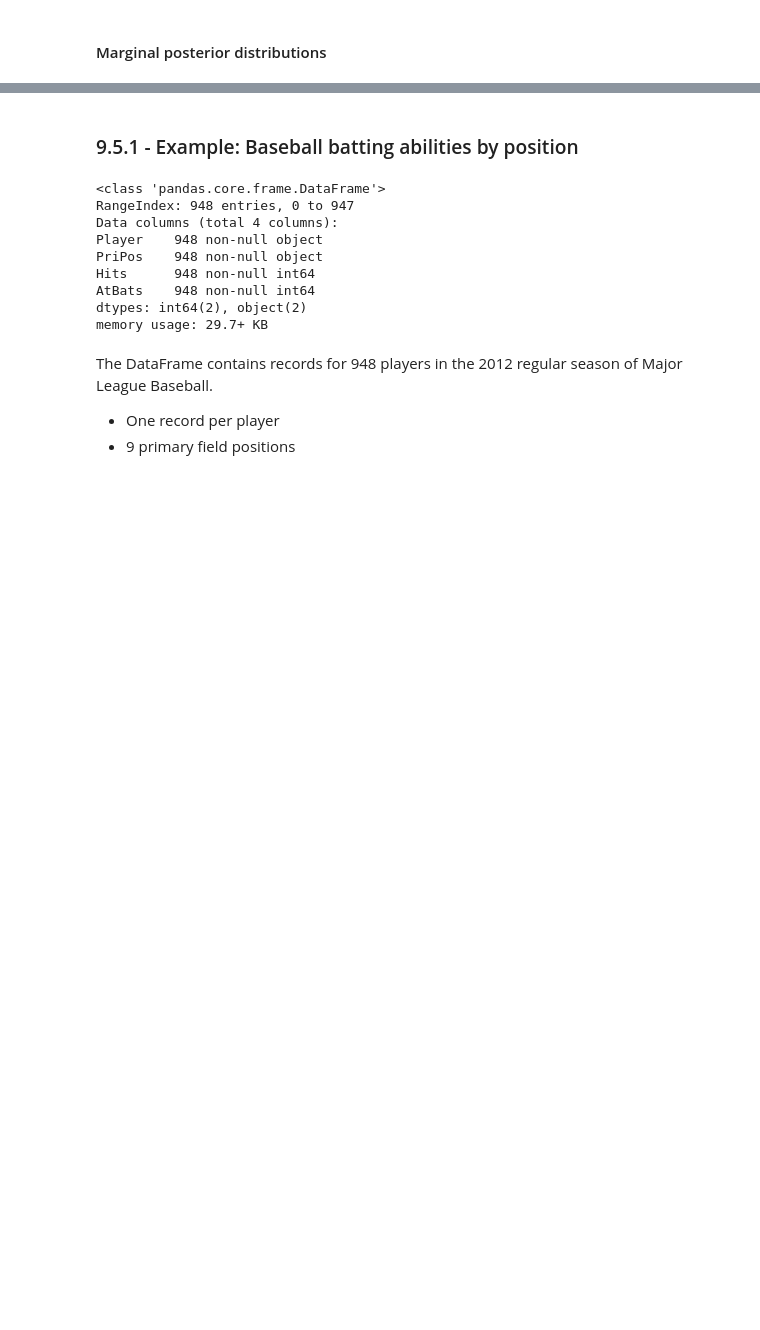
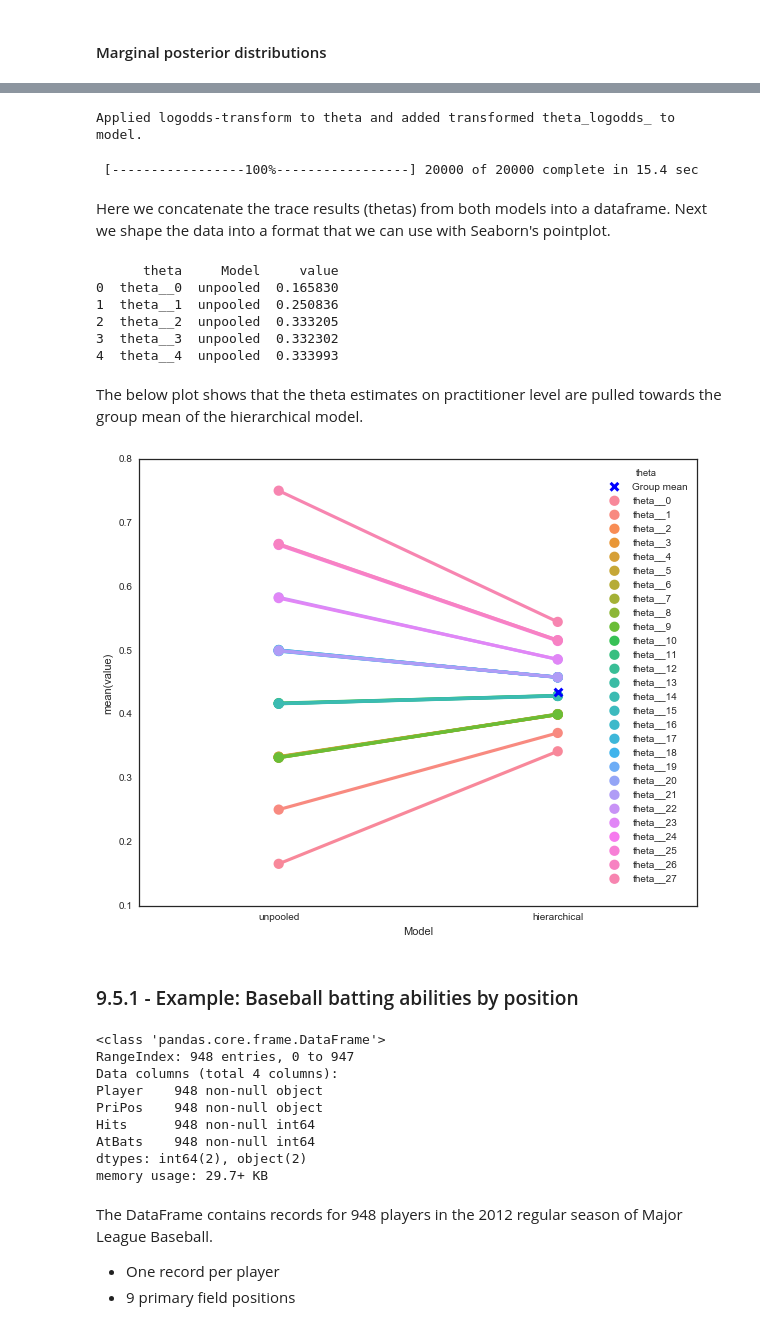
Before and after one commit to JWarmenhoven/DBDA-python, a Jupyter notebook: Notebooks/Chapter 9.ipynb, the cells around one changed output, grey strips where cells are left out. Saved outputs shown, nothing was run; the diff lists cells and outputs as text; code cells hidden in the pictures; blank space fills up the shorter version.

Commit message:
Update Chapter 9 - Shrinkage

```diff
--- a/Notebooks/Chapter 9.ipynb
+++ b/Notebooks/Chapter 9.ipynb
@@ -176,3 +181,41 @@ plt.tight_layout();
+# %%
+with pmc.Model() as unpooled_model:
+
+    theta = pmc.Beta('theta', 1, 1, shape=n_practitioners)
+
+    y = pmc.Bernoulli('y', theta[practitioner_idx], observed=df.y)
+# %% [output]
+Applied logodds-transform to theta and added transformed theta_logodds_ to model.
+# %%
+with unpooled_model:
+    step = pmc.NUTS()
+
+    unpooled_trace = pmc.sample(20000, step)
+# %% [output]
+ [-----------------100%-----------------] 20000 of 20000 complete in 15.4 sec
+# %% [markdown]
+Here we concatenate the trace results (thetas) from both models into a dataframe. Next we shape the data into a format that we can use with Seaborn's pointplot.
+# %%
+df_shrinkage = (pd.concat([pmc.df_summary(unpooled_trace).iloc[:,0], pmc.df_summary(trace).iloc[2:,0]], axis=1)
+                .reset_index())
+df_shrinkage.columns = ['theta', 'unpooled', 'hierarchical']
+df_shrinkage = pd.melt(df_shrinkage, 'theta', ['unpooled', 'hierarchical'], var_name='Model')
+df_shrinkage.head()
+# %% [output]
+      theta     Model     value
+0  theta__0  unpooled  0.165830
+1  theta__1  unpooled  0.250836
+2  theta__2  unpooled  0.333205
+3  theta__3  unpooled  0.332302
+4  theta__4  unpooled  0.333993
+# %% [markdown]
+The below plot shows that the theta estimates on practitioner level are pulled towards the group mean of the hierarchical model.
+# %%
+plt.figure(figsize=(10,8))
+plt.scatter(1, pmc.df_summary(trace).iloc[0,0], s=60, marker='x', linewidths=3, zorder=999, label='Group mean')
+sns.pointplot(x='Model', y='value', hue='theta', data=df_shrinkage);
+# %% [output]
+[figure, added]
 # %% [markdown]
 ### 9.5.1 - Example: Baseball batting abilities by position
 # %%
```
Also changed, not shown: parts of 15 cells of this notebook.
